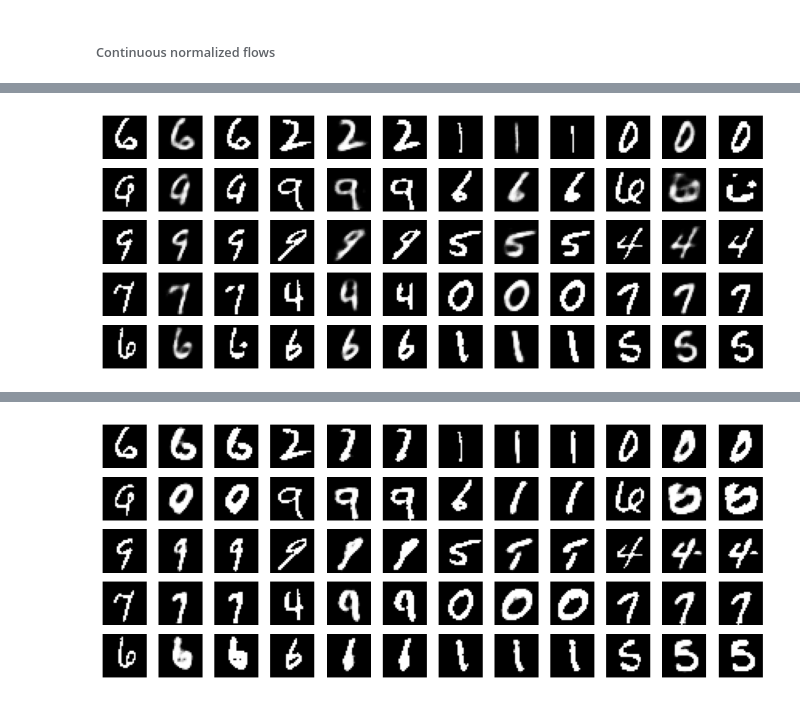
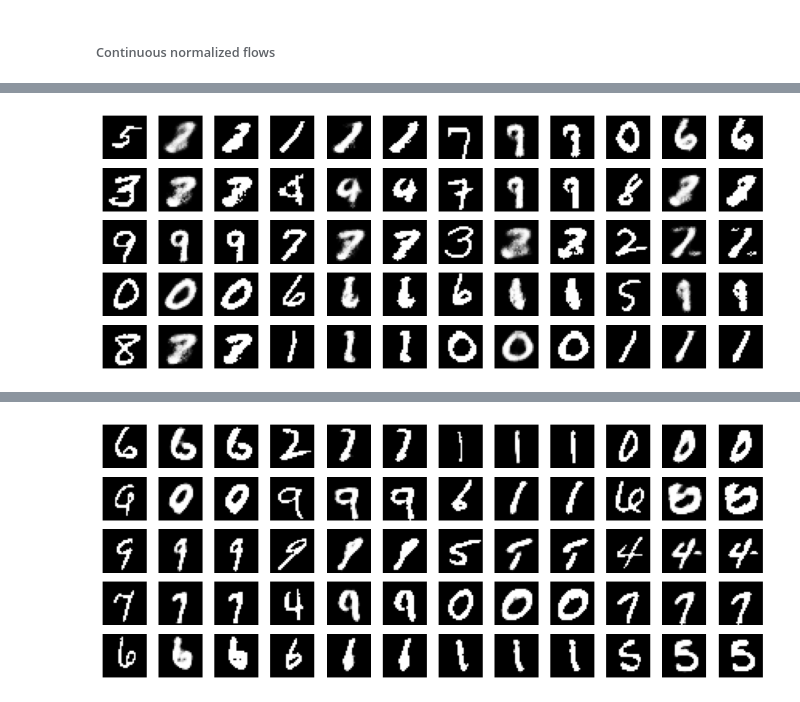
Before and after one commit to raghavsubbarao/svipy, a Jupyter notebook: notebooks/4_cnf.ipynb, the cells around one changed output, grey strips where cells are left out. Drawn from its saved outputs; the diff is of its cells as text; code cells hidden in the pictures.

```diff
--- a/notebooks/4_cnf.ipynb
+++ b/notebooks/4_cnf.ipynb
@@ -133,7 +133,7 @@ tcn = scalarConditionedNetworkMLP(dims = [hid_dims, 64, 64], t_dim=t_dims, activ
 sampler = rademacherProbe
 
 tcf = timeConditionedField(tcn, embed, sampler)
-post = normFlowPosterior(continuousNormFlow(tcf, direction='generate'))
+post = normFlowPosterior(continuousNormFlow(tcf, direction='generate', odeMethod='dopri5'))
 model_vae_cnf = variationalAutoencoder(encoder, decoder, posterior=post).to(device)
 # %%
 learning_rate = 0.001
@@ -161,35 +175,35 @@ totalLoss: 88.628540 reconLoss: 152.365570 klLoss: -63.737030[38400/60000]
 # %%
 nCols = 12
 nRows = 5
 
 figure = plt.figure(figsize=(13, 5))
-model_vae_maf.eval()
+model_vae_cnf.eval()
 
 idxs = []
 
 with torch.no_grad():
     for i in range(4 * nRows):
         sidx = torch.randint(len(trainData), size=(1,)).item()
         idxs.append(sidx)
 
         img, label = trainData[sidx]
         figure.add_subplot(nRows, nCols, 3 * i + 1)
         plt.axis("off")
         plt.imshow(img.squeeze(), cmap='gray')
 
-        img = model_vae_maf.decode(model_vae_maf.encode(trainImageData[sidx].unsqueeze(0).to(device))[0])
+        img = model_vae_cnf.deterministicRecon(trainImageData[sidx].unsqueeze(0).to(device))
         img = img.cpu().detach()
         figure.add_subplot(nRows, nCols, 3 * i + 2)
         plt.axis("off")
         plt.imshow(img.numpy().squeeze(), cmap='gray')
 
         figure.add_subplot(nRows, nCols, 3 * i + 3)
         plt.axis("off")
         plt.imshow(torch.where(img > 0.5, 1.0, 0.0).numpy().squeeze(), cmap='gray')
 
 plt.show()
 # %% [output]
-[figure, old version]
+[figure, new version]
 # %%
 activeUnits(model_vae_maf, trainImageData)
 # %% [output]
```
Also changed, not shown: parts of 2 cells of this notebook, 1 other file.
